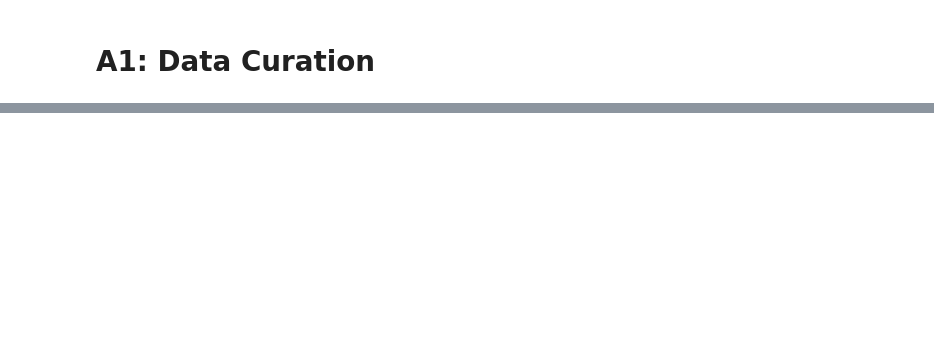
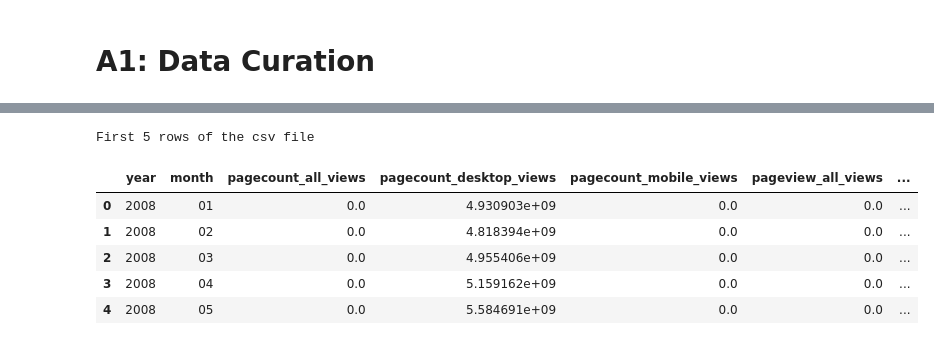
Before and after one commit to tharunsikhinam/data-512, a Jupyter notebook: data-512-a1/hcds-a1-data-curation.ipynb, the cells around one changed output, grey strips where cells are left out. Drawn from its saved outputs; the diff is of its cells as text; code cells hidden in the pictures; blank space fills up the shorter version.

```diff
--- a/data-512-a1/hcds-a1-data-curation.ipynb
+++ b/data-512-a1/hcds-a1-data-curation.ipynb
@@ -152,12 +194,0 @@ pageview_mobile_site['views'] = pageview_mobile_site['views'] + pageview_mobile_
-# %%
-### Combine pageview mobile and desktop
-
-pageview_desktop = pageview_desktop.drop(['access','granularity','project','agent'], axis=1)
-pageview_mobile_site = pageview_mobile_site.drop(['access','granularity','project','agent'], axis=1)
-
-pageviews = pd.merge(pageview_desktop,pageview_mobile_site, on='timestamp', how='outer')
-pageviews = pageviews.fillna(0)
-pageviews["pageview_all_views"] = pageviews["views_x"] + pageviews['views_y']
-pageviews = pageviews.rename(index=str,
-                             columns={"views_x": "pageview_desktop_views",
-                                      "views_y": "pageview_mobile_views"})
@@ -179,0 +203,30 @@ total_views.to_csv('data/en-wikipedia_traffic_200712-201809.csv',index=False)
+# %%
+# 1. Join pageviews and pagecounts on timestamp
+total_views = pd.merge(pagecounts,pageviews,on='timestamp',how='outer')
+
+# 2. Fill all NA's with 0's
+total_views = total_views.fillna(0)
+
+# 3. Reformat timestamp to store year and month in separate columns and drop timestamp column
+total_views['year'] = total_views['timestamp'].str[0:4]
+total_views['month'] = total_views['timestamp'].str[4:6]
+total_views = total_views.drop(["timestamp"],axis=1)
+
+# 4. Reorder columns
+total_views = total_views[['year','month',
+                           'pagecount_all_views','pagecount_desktop_views','pagecount_mobile_views',
+                           'pageview_all_views','pageview_desktop_views','pageview_mobile_views']]
+
+# 5. Write to csv
+total_views.to_csv('data/clean/en-wikipedia_traffic_200801-201809.csv',index=False)
+
+print("First 5 rows of the csv file")
+total_views.head(5)
+# %% [output]
+First 5 rows of the csv file
+|  | year | month | pagecount_all_views | pagecount_desktop_views | pagecount_mobile_views | pageview_all_views | ... |
+| 0 | 2008 | 01 | 0.0 | 4.930903e+09 | 0.0 | 0.0 | ... |
+| 1 | 2008 | 02 | 0.0 | 4.818394e+09 | 0.0 | 0.0 | ... |
+| 2 | 2008 | 03 | 0.0 | 4.955406e+09 | 0.0 | 0.0 | ... |
+| 3 | 2008 | 04 | 0.0 | 5.159162e+09 | 0.0 | 0.0 | ... |
+| 4 | 2008 | 05 | 0.0 | 5.584691e+09 | 0.0 | 0.0 | ... |
```
Also changed, not shown: parts of 29 cells of this notebook.
